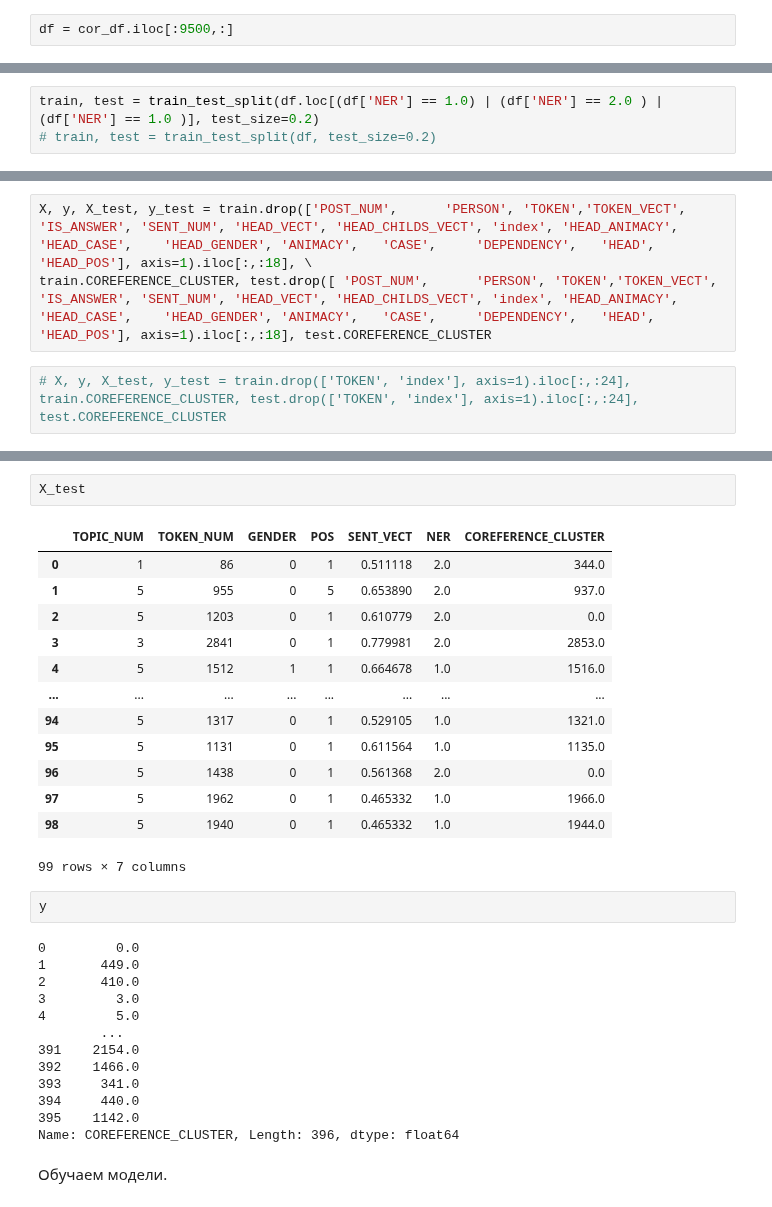
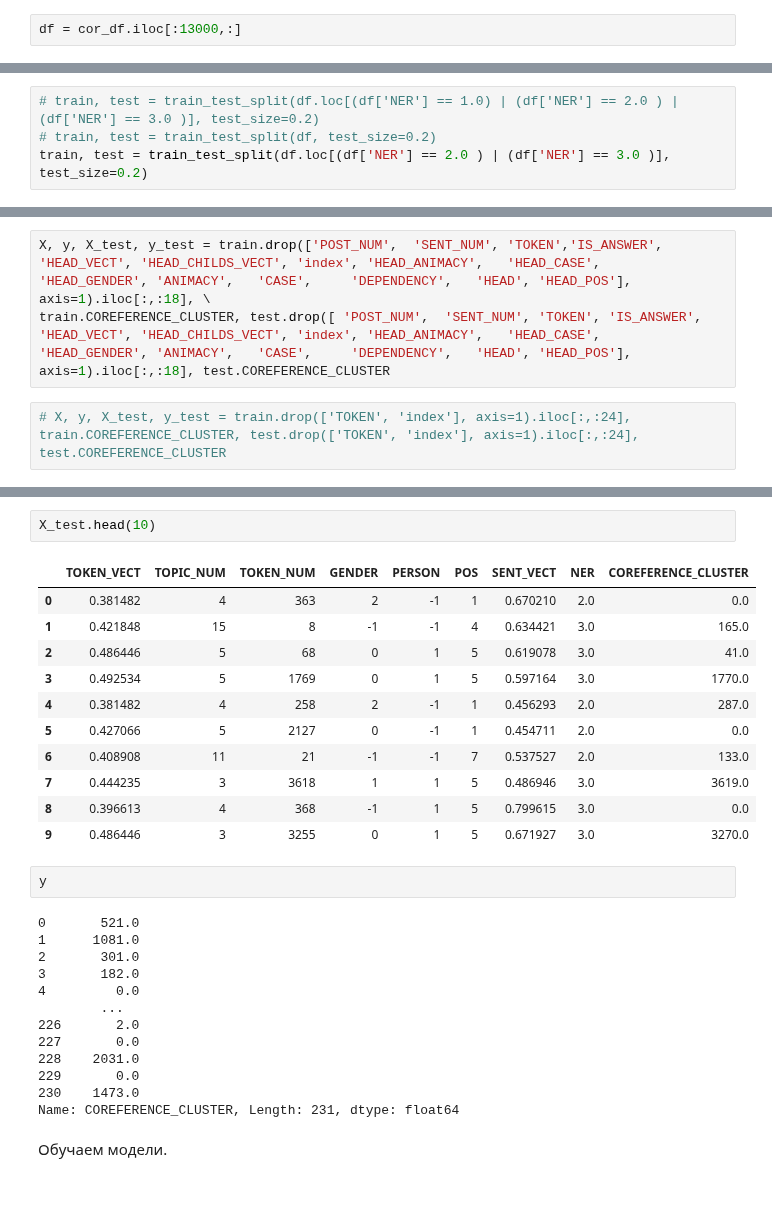
Before and after one commit to DmitryKutsev/cross-document_coreference, a Jupyter notebook: classifiers/ml_classifiers.ipynb, the cells around one changed output, grey strips where cells are left out. Drawn from its saved outputs; the diff is of its cells as text.

```diff
--- a/classifiers/ml_classifiers.ipynb
+++ b/classifiers/ml_classifiers.ipynb
@@ -141,4 +137,4 @@ cor_df['COREFERENCE_CLUSTER'] = anns_df['COREFERENCE_CLUSTER']
 # %% [markdown]
 Ограничим датафрейм теми данными, которые были размечены, чтобы была возможность провести оценку системы.
 # %%
-df = cor_df.iloc[:9500,:]
+df = cor_df.iloc[:13000,:]
@@ -373,8 +394,9 @@ df.loc[(df['NER'] == 1.0) | (df['NER'] == 2.0 )]
 # %% [markdown]
 Разделим датасет на тестовый и тренировочный. for_train, for_test
 # %%
-train, test = train_test_split(df.loc[(df['NER'] == 1.0) | (df['NER'] == 2.0 ) | (df['NER'] == 1.0 )], test_size=0.2)
+# train, test = train_test_split(df.loc[(df['NER'] == 1.0) | (df['NER'] == 2.0 ) | (df['NER'] == 3.0 )], test_size=0.2)
 # train, test = train_test_split(df, test_size=0.2)
+train, test = train_test_split(df.loc[(df['NER'] == 2.0 ) | (df['NER'] == 3.0 )], test_size=0.2)
 # %%
 train = train.reset_index()
 # %%
@@ -439,8 +440,8 @@ train.loc[(train['NER'] == 1.0) | (train['NER'] == 2.0 )]
 # %% [markdown]
 Делаем наборы для обучения моделей.
 # %%
-X, y, X_test, y_test = train.drop(['POST_NUM',		'PERSON', 'TOKEN','TOKEN_VECT', 'IS_ANSWER', 'SENT_NUM', 'HEAD_VECT', 'HEAD_CHILDS_VECT', 'index', 'HEAD_ANIMACY',	'HEAD_CASE',	'HEAD_GENDER', 'ANIMACY',	'CASE',		'DEPENDENCY',	'HEAD',	'HEAD_POS'], axis=1).iloc[:,:18], \
-train.COREFERENCE_CLUSTER, test.drop([ 'POST_NUM',		'PERSON', 'TOKEN','TOKEN_VECT', 'IS_ANSWER', 'SENT_NUM', 'HEAD_VECT', 'HEAD_CHILDS_VECT', 'index', 'HEAD_ANIMACY',	'HEAD_CASE',	'HEAD_GENDER', 'ANIMACY',	'CASE',		'DEPENDENCY',	'HEAD',	'HEAD_POS'], axis=1).iloc[:,:18], test.COREFERENCE_CLUSTER
+X, y, X_test, y_test = train.drop(['POST_NUM',	'SENT_NUM', 'TOKEN','IS_ANSWER',  'HEAD_VECT', 'HEAD_CHILDS_VECT', 'index', 'HEAD_ANIMACY',	'HEAD_CASE',	'HEAD_GENDER', 'ANIMACY',	'CASE',		'DEPENDENCY',	'HEAD',	'HEAD_POS'], axis=1).iloc[:,:18], \
+train.COREFERENCE_CLUSTER, test.drop([ 'POST_NUM', 	'SENT_NUM', 'TOKEN', 'IS_ANSWER',  'HEAD_VECT', 'HEAD_CHILDS_VECT', 'index', 'HEAD_ANIMACY',	'HEAD_CASE',	'HEAD_GENDER', 'ANIMACY',	'CASE',		'DEPENDENCY',	'HEAD',	'HEAD_POS'], axis=1).iloc[:,:18], test.COREFERENCE_CLUSTER
 # %%
 # X, y, X_test, y_test = train.drop(['TOKEN', 'index'], axis=1).iloc[:,:24], train.COREFERENCE_CLUSTER, test.drop(['TOKEN', 'index'], axis=1).iloc[:,:24], test.COREFERENCE_CLUSTER
 # %%
@@ -462,34 +463,32 @@ X
 # %%
-X_test
+X_test.head(10)
 # %% [output]
-|  | TOPIC_NUM | TOKEN_NUM | GENDER | POS | SENT_VECT | NER | COREFERENCE_CLUSTER |
-| 0 | 1 | 86 | 0 | 1 | 0.511118 | 2.0 | 344.0 |
-| 1 | 5 | 955 | 0 | 5 | 0.653890 | 2.0 | 937.0 |
-| 2 | 5 | 1203 | 0 | 1 | 0.610779 | 2.0 | 0.0 |
-| 3 | 3 | 2841 | 0 | 1 | 0.779981 | 2.0 | 2853.0 |
-| 4 | 5 | 1512 | 1 | 1 | 0.664678 | 1.0 | 1516.0 |
-| ... | ... | ... | ... | ... | ... | ... | ... |
-| 94 | 5 | 1317 | 0 | 1 | 0.529105 | 1.0 | 1321.0 |
-| 95 | 5 | 1131 | 0 | 1 | 0.611564 | 1.0 | 1135.0 |
-| 96 | 5 | 1438 | 0 | 1 | 0.561368 | 2.0 | 0.0 |
-| 97 | 5 | 1962 | 0 | 1 | 0.465332 | 1.0 | 1966.0 |
-| 98 | 5 | 1940 | 0 | 1 | 0.465332 | 1.0 | 1944.0 |
+|  | TOKEN_VECT | TOPIC_NUM | TOKEN_NUM | GENDER | PERSON | POS | SENT_VECT | NER | COREFERENCE_CLUSTER |
+| 0 | 0.381482 | 4 | 363 | 2 | -1 | 1 | 0.670210 | 2.0 | 0.0 |
+| 1 | 0.421848 | 15 | 8 | -1 | -1 | 4 | 0.634421 | 3.0 | 165.0 |
+| 2 | 0.486446 | 5 | 68 | 0 | 1 | 5 | 0.619078 | 3.0 | 41.0 |
+| 3 | 0.492534 | 5 | 1769 | 0 | 1 | 5 | 0.597164 | 3.0 | 1770.0 |
+| 4 | 0.381482 | 4 | 258 | 2 | -1 | 1 | 0.456293 | 2.0 | 287.0 |
+| 5 | 0.427066 | 5 | 2127 | 0 | -1 | 1 | 0.454711 | 2.0 | 0.0 |
+| 6 | 0.408908 | 11 | 21 | -1 | -1 | 7 | 0.537527 | 2.0 | 133.0 |
+| 7 | 0.444235 | 3 | 3618 | 1 | 1 | 5 | 0.486946 | 3.0 | 3619.0 |
+| 8 | 0.396613 | 4 | 368 | -1 | 1 | 5 | 0.799615 | 3.0 | 0.0 |
+| 9 | 0.486446 | 3 | 3255 | 0 | 1 | 5 | 0.671927 | 3.0 | 3270.0 |
-99 rows × 7 columns
 # %%
 y
 # %% [output]
-0         0.0
-1       449.0
-2       410.0
-3         3.0
-4         5.0
+0       521.0
+1      1081.0
+2       301.0
+3       182.0
+4         0.0
         ...
-391    2154.0
-392    1466.0
-393     341.0
-394     440.0
-395    1142.0
-Name: COREFERENCE_CLUSTER, Length: 396, dtype: float64
+226       2.0
+227       0.0
+228    2031.0
+229       0.0
+230    1473.0
+Name: COREFERENCE_CLUSTER, Length: 231, dtype: float64
 # %% [markdown]
 Обучаем модели.
 # %%
```
Also changed, not shown: parts of 38 cells of this notebook.
